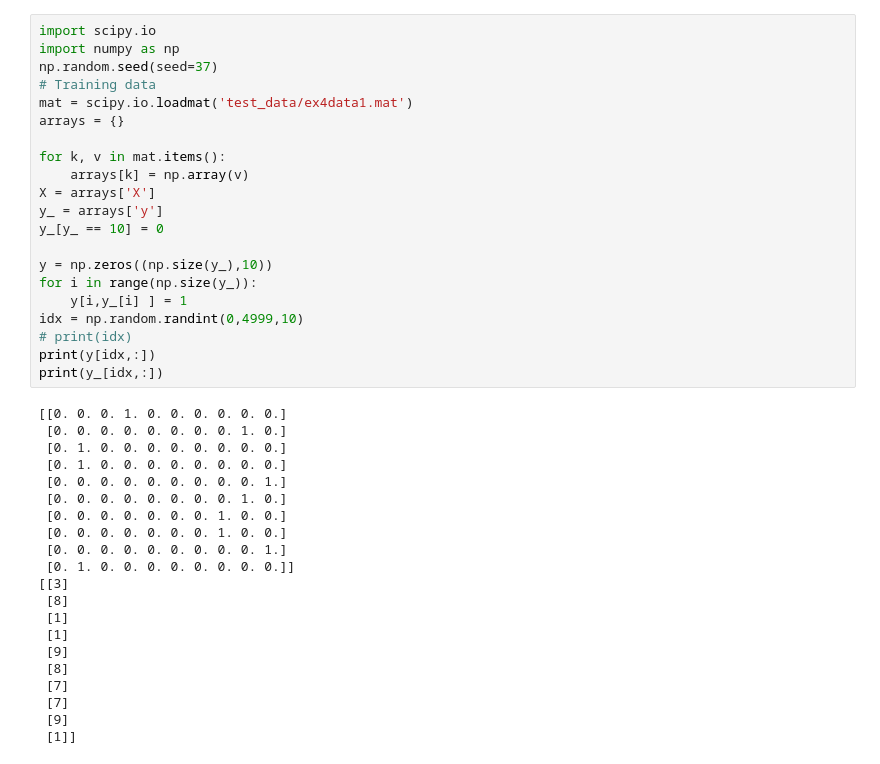
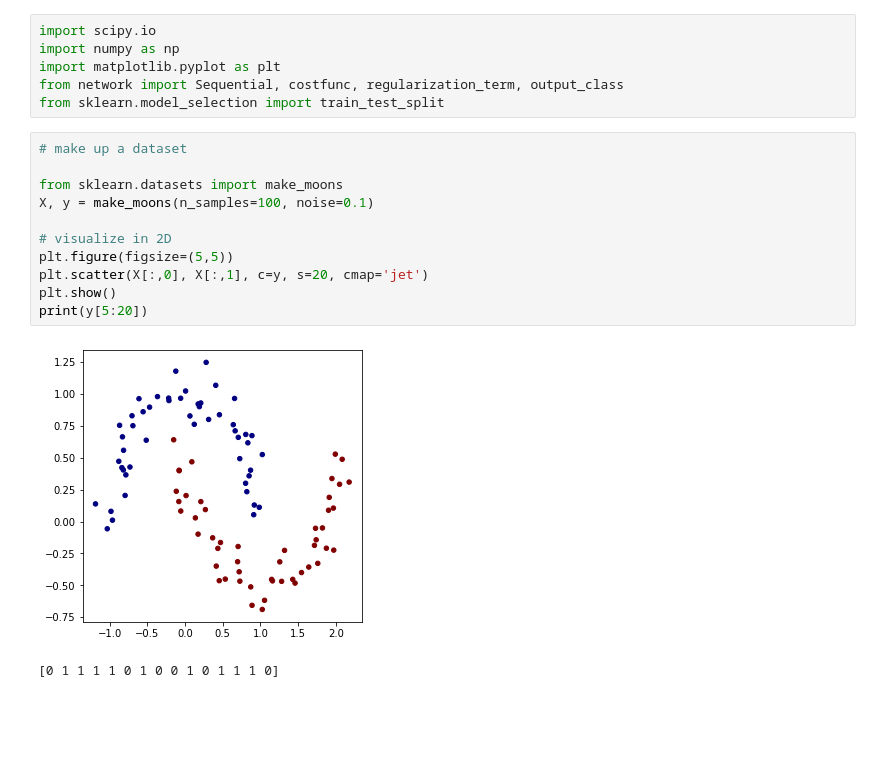
Before and after one commit to maxschebek/neural-network, a Jupyter notebook: demo.ipynb, the cells around one changed output. Cells and saved outputs as stored; diff of their text form; blank space fills up the shorter version.

```diff
--- a/demo.ipynb
+++ b/demo.ipynb
@@ -1,42 +1,20 @@
-# %%
-import scipy.io
-import numpy as np
-np.random.seed(seed=37)
-# Training data
-mat = scipy.io.loadmat('test_data/ex4data1.mat')
-arrays = {}
-
-for k, v in mat.items():
-    arrays[k] = np.array(v)
-X = arrays['X']
-y_ = arrays['y']
-y_[y_ == 10] = 0
-
-y = np.zeros((np.size(y_),10))
-for i in range(np.size(y_)):
-    y[i,y_[i] ] = 1
-idx = np.random.randint(0,4999,10)
-# print(idx)
-print(y[idx,:])
-print(y_[idx,:])
-# %% [output]
-[[0. 0. 0. 1. 0. 0. 0. 0. 0. 0.]
- [0. 0. 0. 0. 0. 0. 0. 0. 1. 0.]
- [0. 1. 0. 0. 0. 0. 0. 0. 0. 0.]
- [0. 1. 0. 0. 0. 0. 0. 0. 0. 0.]
- [0. 0. 0. 0. 0. 0. 0. 0. 0. 1.]
- [0. 0. 0. 0. 0. 0. 0. 0. 1. 0.]
- [0. 0. 0. 0. 0. 0. 0. 1. 0. 0.]
- [0. 0. 0. 0. 0. 0. 0. 1. 0. 0.]
- [0. 0. 0. 0. 0. 0. 0. 0. 0. 1.]
- [0. 1. 0. 0. 0. 0. 0. 0. 0. 0.]]
-[[3]
- [8]
- [1]
- [1]
- [9]
- [8]
- [7]
- [7]
- [9]
- [1]]
+# %%
+import scipy.io
+import numpy as np
+import matplotlib.pyplot as plt
+from network import Sequential, costfunc, regularization_term, output_class
+from sklearn.model_selection import train_test_split
+# %%
+# make up a dataset
+
+from sklearn.datasets import make_moons
+X, y = make_moons(n_samples=100, noise=0.1)
+
+# visualize in 2D
+plt.figure(figsize=(5,5))
+plt.scatter(X[:,0], X[:,1], c=y, s=20, cmap='jet')
+plt.show()
+print(y[5:20])
+# %% [output]
+[figure, added]
+[0 1 1 1 1 0 1 0 0 1 0 1 1 1 0]
```
Also changed, not shown: parts of 10 cells of this notebook.
